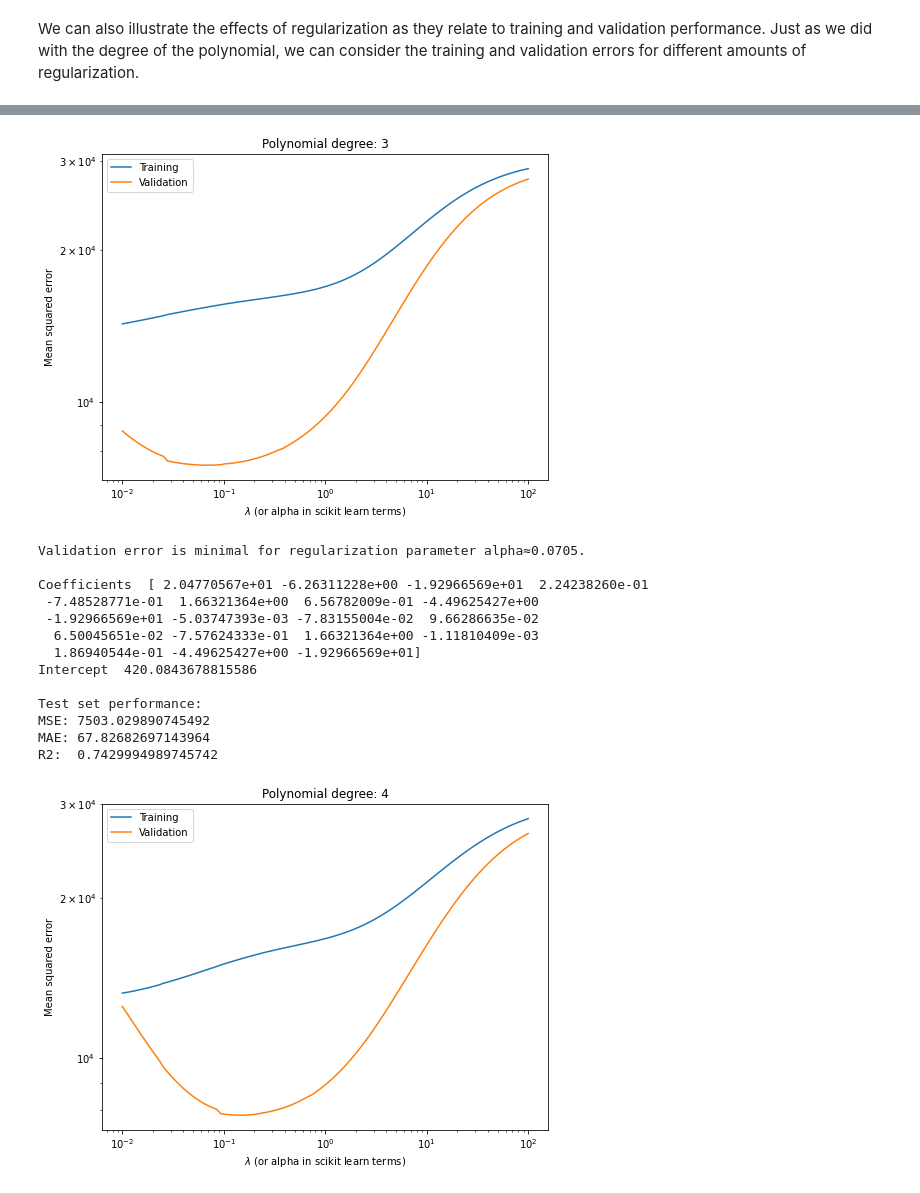
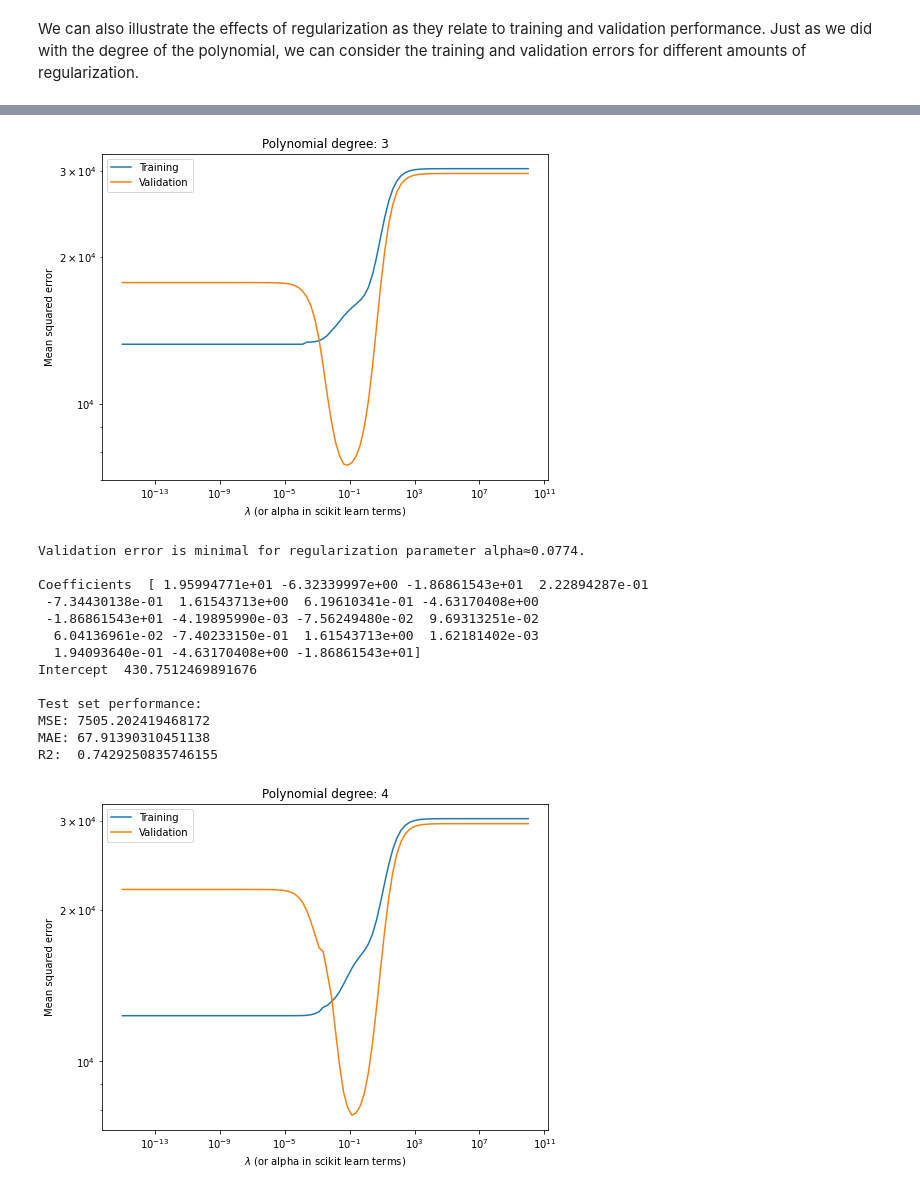
Before and after one commit to mschwa1010/AA_2022-23_Team_8, a Jupyter notebook: Prediction.ipynb, the cells around one changed output, grey strips where cells are left out. Cells and saved outputs as stored; diff of their text form; code cells hidden in the pictures.

```diff
--- a/Prediction.ipynb
+++ b/Prediction.ipynb
@@ -425,9 +457,9 @@ Regularization parameter alpha: 4.2292
 # %%
-poly = PolynomialFeatures(degree=ideal_degree, include_bias=False)
+poly = PolynomialFeatures(degree=ideal_degree_lasso, include_bias=False)
 poly_features = poly.fit_transform(X)
 X_train, X_test, y_train, y_test = train_test_split(poly_features, y, test_size=0.3, random_state=9626)
 # %%
-model_L1 = Lasso(alpha = ideal_alpha)
+model_L1 = Lasso(alpha = ideal_alpha_lasso)
 model_L1.fit(X_train, y_train)
 prediction = model_L1.predict(X_test)
 print("Coefficients ", model_L1.coef_, "\nIntercept ", model_L1.intercept_ )
@@ -451,9 +483,9 @@ R2:  0.7287187454912816
 # %% [markdown]
 We can also illustrate the effects of regularization as they relate to training and validation performance.  Just as we did with the degree of the polynomial, we can consider the training and validation errors for different amounts of regularization.
 # %%
-ideal_r2_score = 0
-ideal_degree = 1
-ideal_alpha = 0
+ideal_r2_score_ridge = 0
+ideal_degree_ridge = 0
+ideal_alpha_ridge = 0
 
 for degree in range(1,6):
 
@@ -465,7 +497,9 @@ for degree in range(1,6):
     err_train = []
     err_cv = []
 
-    for alpha in np.logspace(-2 ,2,100):
+    ideal_r2_score = 0
+
+    for alpha in np.logspace(-15,10,100):
 
         # fit model
         model_L2 = Ridge(alpha = alpha, normalize = True, solver = 'lsqr') # select least squares regression as solver
@@ -473,24 +507,29 @@ for degree in range(1,6):
 
         # compute errors
         err_train.append(mean_squared_error(model_L2.predict(X_train), y_train))
-        err_cv.append(mean_squared_error(model_L2.predict(X_test), y_test))
+
+        prediction = model_L2.predict(X_test)
+        err_cv.append(mean_squared_error(prediction, y_test))
+
+
+
+        if(r2_score(y_test, prediction) > ideal_r2_score):
+            ideal_r2_score = r2_score(y_test, prediction)
+            ideal_alpha = alpha
 
     #Plot errors
     plt.figure(figsize = (8,6))
-    plt.loglog(np.logspace(-2,2,100), err_train, np.logspace(-2,2,100), err_cv)
+    plt.loglog(np.logspace(-15,10,100), err_train, np.logspace(-15,10,100), err_cv)
     plt.title(f"Polynomial degree: {degree}")
     plt.legend(["Training", "Validation"])
     plt.xlabel("$\lambda$ (or alpha in scikit learn terms)")
     plt.ylabel("Mean squared error")
     plt.show()
 
-    #get ideal regularization parameter
-    i_min = np.argmin(err_cv) # index of alpha that minimizes validation error
-    alpha_min = np.logspace(-2,2,100)[i_min] # value of alpha that minimizes validation error
-    print(f"Validation error is minimal for regularization parameter alpha≈{alpha_min:.4f}.")
+    print(f"Validation error is minimal for regularization parameter alpha≈{ideal_alpha:.4f}.")
 
     # fit with ideal para
-    model_L2 = Ridge(alpha = alpha_min, normalize = True, solver = 'lsqr')
+    model_L2 = Ridge(alpha = ideal_alpha, normalize = True, solver = 'lsqr')
     model_L2.fit(X_train, y_train)
     prediction = model_L2.predict(X_test)
     print("\nCoefficients ", model_L2.coef_, "\nIntercept ", model_L2.intercept_ )
@@ -501,8 +540,8 @@ for degree in range(1,6):
     print("MAE:", mean_absolute_error(y_test, prediction))
     print("R2: ", r2_score(y_test, prediction))
 
-    if(r2_score(y_test, prediction) > ideal_r2_score):
-        ideal_r2_score = r2_score(y_test, prediction)
-        ideal_degree = degree
-        ideal_alpha = alpha_min
+    if(ideal_r2_score > ideal_r2_score_ridge):
+        ideal_r2_score_ridge = ideal_r2_score
+        ideal_degree_ridge = degree
+        ideal_alpha_ridge = ideal_alpha
 # %% [output]
@@ -530,15 +569,15 @@ R2:  0.7475079103949325
-[figure, old version]
+[figure, new version]
-Validation error is minimal for regularization parameter alpha≈0.0705.
+Validation error is minimal for regularization parameter alpha≈0.0774.
 
-Coefficients  [ 2.04770567e+01 -6.26311228e+00 -1.92966569e+01  2.24238260e-01
- -7.48528771e-01  1.66321364e+00  6.56782009e-01 -4.49625427e+00
- -1.92966569e+01 -5.03747393e-03 -7.83155004e-02  9.66286635e-02
-  6.50045651e-02 -7.57624333e-01  1.66321364e+00 -1.11810409e-03
-  1.86940544e-01 -4.49625427e+00 -1.92966569e+01]
-Intercept  420.0843678815586
+Coefficients  [ 1.95994771e+01 -6.32339997e+00 -1.86861543e+01  2.22894287e-01
+ -7.34430138e-01  1.61543713e+00  6.19610341e-01 -4.63170408e+00
+ -1.86861543e+01 -4.19895990e-03 -7.56249480e-02  9.69313251e-02
+  6.04136961e-02 -7.40233150e-01  1.61543713e+00  1.62181402e-03
+  1.94093640e-01 -4.63170408e+00 -1.86861543e+01]
+Intercept  430.7512469891676
 
 Test set performance:
-MSE: 7503.029890745492
-MAE: 67.82682697143964
-R2:  0.7429994989745742
+MSE: 7505.202419468172
+MAE: 67.91390310451138
+R2:  0.7429250835746155
-[figure, old version]
+[figure, new version]
```
Also changed, not shown: parts of 11 cells of this notebook.
